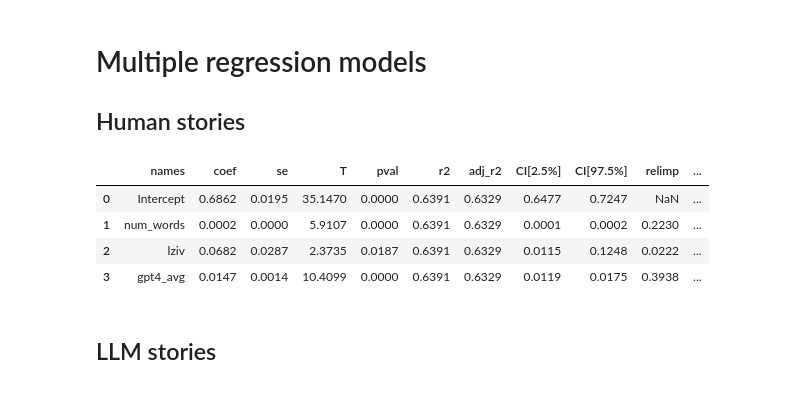
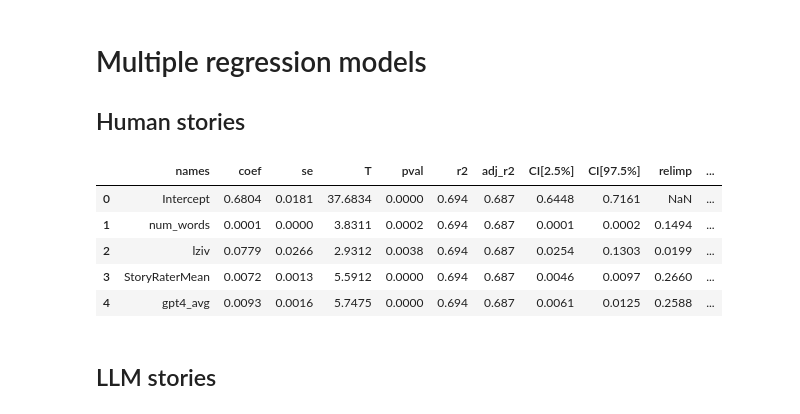
Before and after one commit to AntoineBellemare/DAT_GPT, a Jupyter notebook: notebook/machine_rating.ipynb, the cells around one changed output. Cells and saved outputs as stored; diff of their text form; code cells hidden in the pictures.

```diff
--- a/notebook/machine_rating.ipynb
+++ b/notebook/machine_rating.ipynb
@@ -239,16 +392,17 @@ for rating_column in ['gpt4_rating1', 'gpt4_rating2', 'gpt4_rating3', 'gpt4_rati
 # %%
 import pingouin as pg
 condition = 'flash-fiction'
 
 df = results_df.loc[(results_df['condition']==condition) &  (results_df['temp']=='Mid') & (results_df['model']=='human')]
-stats_df = pg.linear_regression(X=df[['num_words', 'lziv', 'gpt4_avg']], y=df['DSI'], relimp=True)
+stats_df = pg.linear_regression(X=df[['num_words', 'lziv', 'StoryRaterMean', 'gpt4_avg']], y=df['DSI'], relimp=True)
 stats_df.round(4)
 # %% [output]
 |  | names | coef | se | T | pval | r2 | adj_r2 | CI[2.5%] | CI[97.5%] | relimp | ... |
-| 0 | Intercept | 0.6862 | 0.0195 | 35.1470 | 0.0000 | 0.6391 | 0.6329 | 0.6477 | 0.7247 | NaN | ... |
-| 1 | num_words | 0.0002 | 0.0000 | 5.9107 | 0.0000 | 0.6391 | 0.6329 | 0.0001 | 0.0002 | 0.2230 | ... |
-| 2 | lziv | 0.0682 | 0.0287 | 2.3735 | 0.0187 | 0.6391 | 0.6329 | 0.0115 | 0.1248 | 0.0222 | ... |
-| 3 | gpt4_avg | 0.0147 | 0.0014 | 10.4099 | 0.0000 | 0.6391 | 0.6329 | 0.0119 | 0.0175 | 0.3938 | ... |
+| 0 | Intercept | 0.6804 | 0.0181 | 37.6834 | 0.0000 | 0.694 | 0.687 | 0.6448 | 0.7161 | NaN | ... |
+| 1 | num_words | 0.0001 | 0.0000 | 3.8311 | 0.0002 | 0.694 | 0.687 | 0.0001 | 0.0002 | 0.1494 | ... |
+| 2 | lziv | 0.0779 | 0.0266 | 2.9312 | 0.0038 | 0.694 | 0.687 | 0.0254 | 0.1303 | 0.0199 | ... |
+| 3 | StoryRaterMean | 0.0072 | 0.0013 | 5.5912 | 0.0000 | 0.694 | 0.687 | 0.0046 | 0.0097 | 0.2660 | ... |
+| 4 | gpt4_avg | 0.0093 | 0.0016 | 5.7475 | 0.0000 | 0.694 | 0.687 | 0.0061 | 0.0125 | 0.2588 | ... |
 # %% [markdown]
 ## LLM stories
 # %%
```
Also changed, not shown: parts of 18 cells of this notebook, 1 other file.
